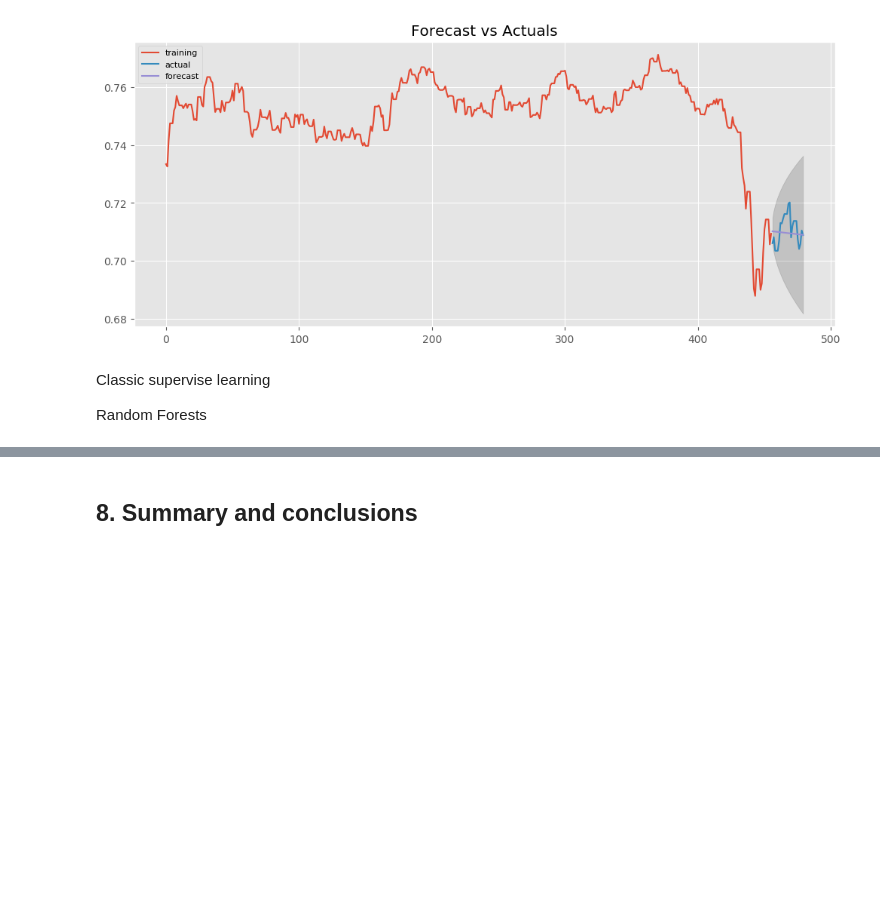
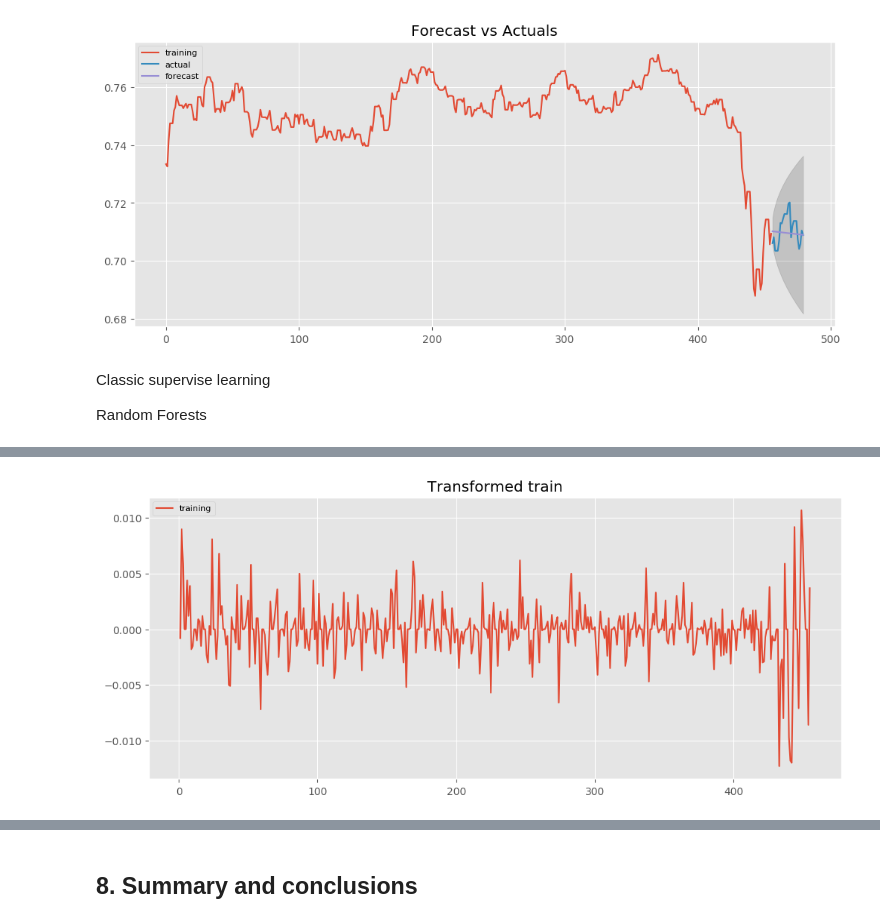
Before and after one commit to flizhou/CAD_USD_exchange_rate_predictor, a Jupyter notebook: scripts/eda.ipynb, the cells around one changed output, grey strips where cells are left out. Saved outputs shown, nothing was run; the diff lists cells and outputs as text; code cells hidden in the pictures; blank space fills up the shorter version.

```diff
--- a/scripts/eda.ipynb
+++ b/scripts/eda.ipynb
@@ -602,0 +677,9 @@ fig.tight_layout()
+# %%
+plt.figure(figsize=(12,5), dpi=100)
+plt.plot(train.diff().close, label='training')
+
+plt.title('Transformed train')
+plt.legend(loc='upper left', fontsize=8)
+plt.show()
+# %% [output]
+[figure, added]
```
Also changed, not shown: parts of 24 cells of this notebook.
